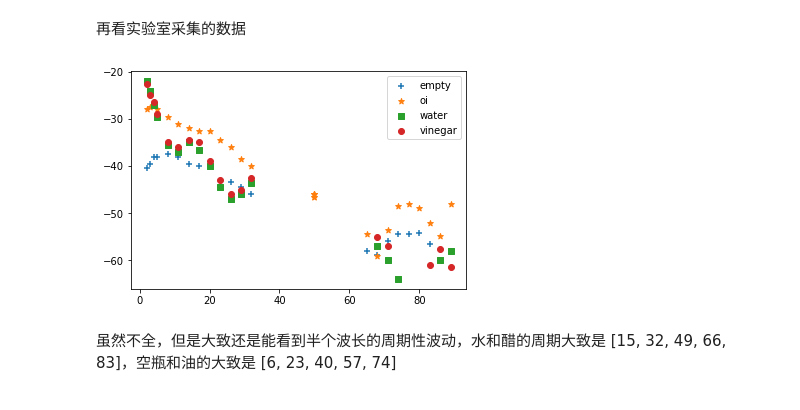
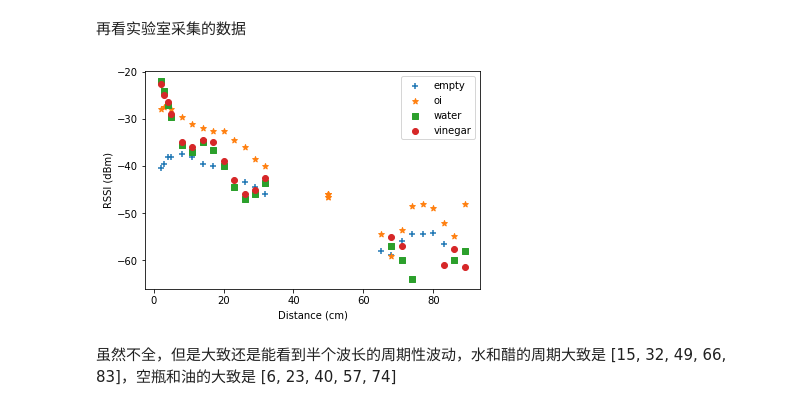
Before and after one commit to Jennifer331/Scripts, a Jupyter notebook: python/jupter/解释RSSI随频率和距离的变化.ipynb, the cells around one changed output. Saved outputs shown, nothing was run; the diff lists cells and outputs as text; code cells hidden in the pictures.

```diff
--- a/python/jupter/解释RSSI随频率和距离的变化.ipynb
+++ b/python/jupter/解释RSSI随频率和距离的变化.ipynb
@@ -102,15 +108,17 @@ WARNING:root:为什么波动的相位和幅度不同
 # %% [markdown]
 再看实验室采集的数据
 # %%
-plotter.plot_lab_freq_rssi('empty', f, '+', 'empty')
-plotter.plot_lab_freq_rssi('oil', f, '*', 'oi')
-plotter.plot_lab_freq_rssi('water', f, 's', 'water')
-plotter.plot_lab_freq_rssi('vinegar', f, 'o', 'vinegar')
+plotter.plot_lab_freq('empty', f, 'RSSI', '+', 'empty')
+plotter.plot_lab_freq('oil', f, 'RSSI', '*', 'oi')
+plotter.plot_lab_freq('water', f, 'RSSI', 's', 'water')
+plotter.plot_lab_freq('vinegar', f, 'RSSI', 'o', 'vinegar')
 
+plt.xlabel('Distance (cm)')
+plt.ylabel('RSSI (dBm)')
 plt.legend()
 plt.show()
 # %% [output]
-[figure, old version]
+[figure, new version]
 # %% [markdown]
 虽然不全，但是大致还是能看到半个波长的周期性波动，水和醋的周期大致是 [15, 32, 49, 66, 83]，空瓶和油的大致是 [6, 23, 40, 57, 74]
 # %% [markdown]
```
Also changed, not shown: parts of 6 cells of this notebook, 5 other files.
